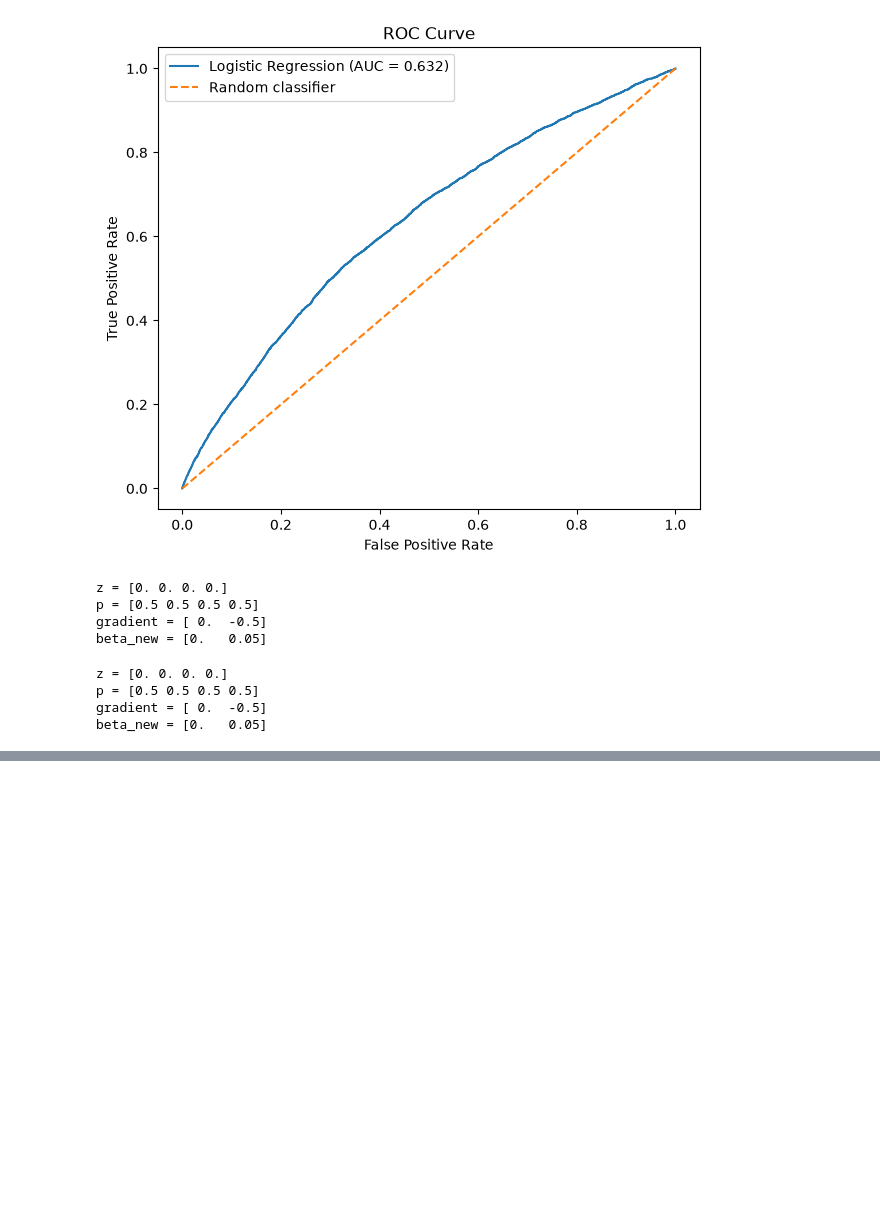
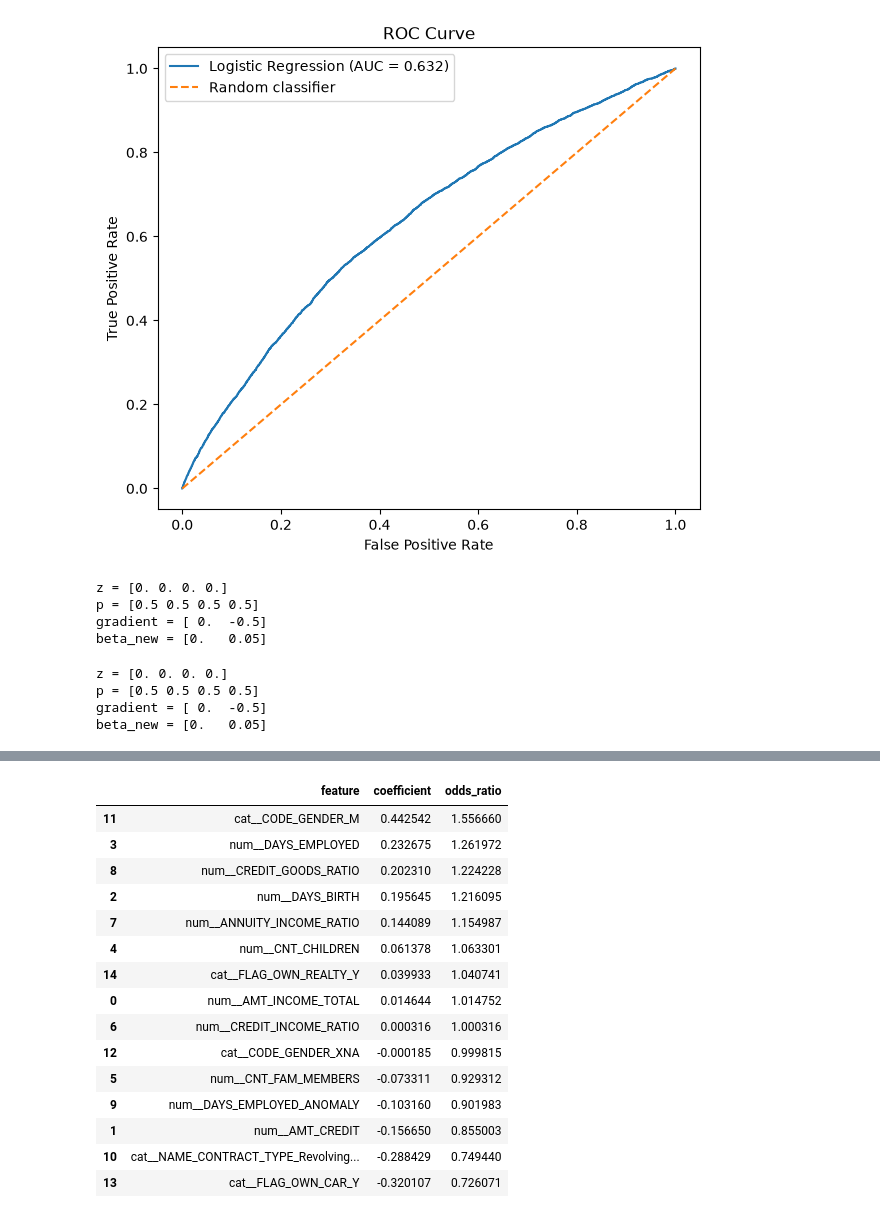
Before and after one commit to blu3-bird/hands-on, a Jupyter notebook: notebooks/default_risk_analysis.ipynb, the cells around one changed output, grey strips where cells are left out. Cells and saved outputs as stored; diff of their text form; code cells hidden in the pictures; blank space fills up the shorter version.

```diff
--- a/notebooks/default_risk_analysis.ipynb
+++ b/notebooks/default_risk_analysis.ipynb
@@ -1006,0 +1959,4 @@ beta_new = [0.   0.05]
+# %%
+df["DAYS_EMPLOYED_ANOMALY"] = (
+    df["DAYS_EMPLOYED"] == 365243
+).astype(int)
@@ -1006,0 +2031,14 @@ beta_new = [0.   0.05]
+# %%
+model_v5.fit(X_train, y_train)
+
+y_val_proba_v5 = model_v5.predict_proba(X_val)[:, 1]
+
+print(
+    "ROC-AUC:",
+    roc_auc_score(y_val, y_val_proba_v5)
+)
+
+print(
+    "PR-AUC:",
+    average_precision_score(y_val, y_val_proba_v5)
+)
@@ -1006,0 +2057,36 @@ beta_new = [0.   0.05]
+# %%
+coefficients = model_v5.named_steps["classifier"].coef_[0]
+
+feature_names = (
+    model_v5.named_steps["preprocessor"]
+    .get_feature_names_out()
+)
+
+coef_df = pd.DataFrame({
+    "feature": feature_names,
+    "coefficient": coefficients
+})
+
+coef_df["odds_ratio"] = np.exp(coef_df["coefficient"])
+
+coef_df.sort_values(
+    "coefficient",
+    ascending=False
+)
+# %% [output]
+|  | feature | coefficient | odds_ratio |
+| 11 | cat__CODE_GENDER_M | 0.442542 | 1.556660 |
+| 3 | num__DAYS_EMPLOYED | 0.232675 | 1.261972 |
+| 8 | num__CREDIT_GOODS_RATIO | 0.202310 | 1.224228 |
+| 2 | num__DAYS_BIRTH | 0.195645 | 1.216095 |
+| 7 | num__ANNUITY_INCOME_RATIO | 0.144089 | 1.154987 |
+| 4 | num__CNT_CHILDREN | 0.061378 | 1.063301 |
+| 14 | cat__FLAG_OWN_REALTY_Y | 0.039933 | 1.040741 |
+| 0 | num__AMT_INCOME_TOTAL | 0.014644 | 1.014752 |
+| 6 | num__CREDIT_INCOME_RATIO | 0.000316 | 1.000316 |
+| 12 | cat__CODE_GENDER_XNA | -0.000185 | 0.999815 |
+| 5 | num__CNT_FAM_MEMBERS | -0.073311 | 0.929312 |
+| 9 | num__DAYS_EMPLOYED_ANOMALY | -0.103160 | 0.901983 |
+| 1 | num__AMT_CREDIT | -0.156650 | 0.855003 |
+| 10 | cat__NAME_CONTRACT_TYPE_Revolving... | -0.288429 | 0.749440 |
+| 13 | cat__FLAG_OWN_CAR_Y | -0.320107 | 0.726071 |
```
Also changed, not shown: parts of 170 cells of this notebook, 2 other files.
